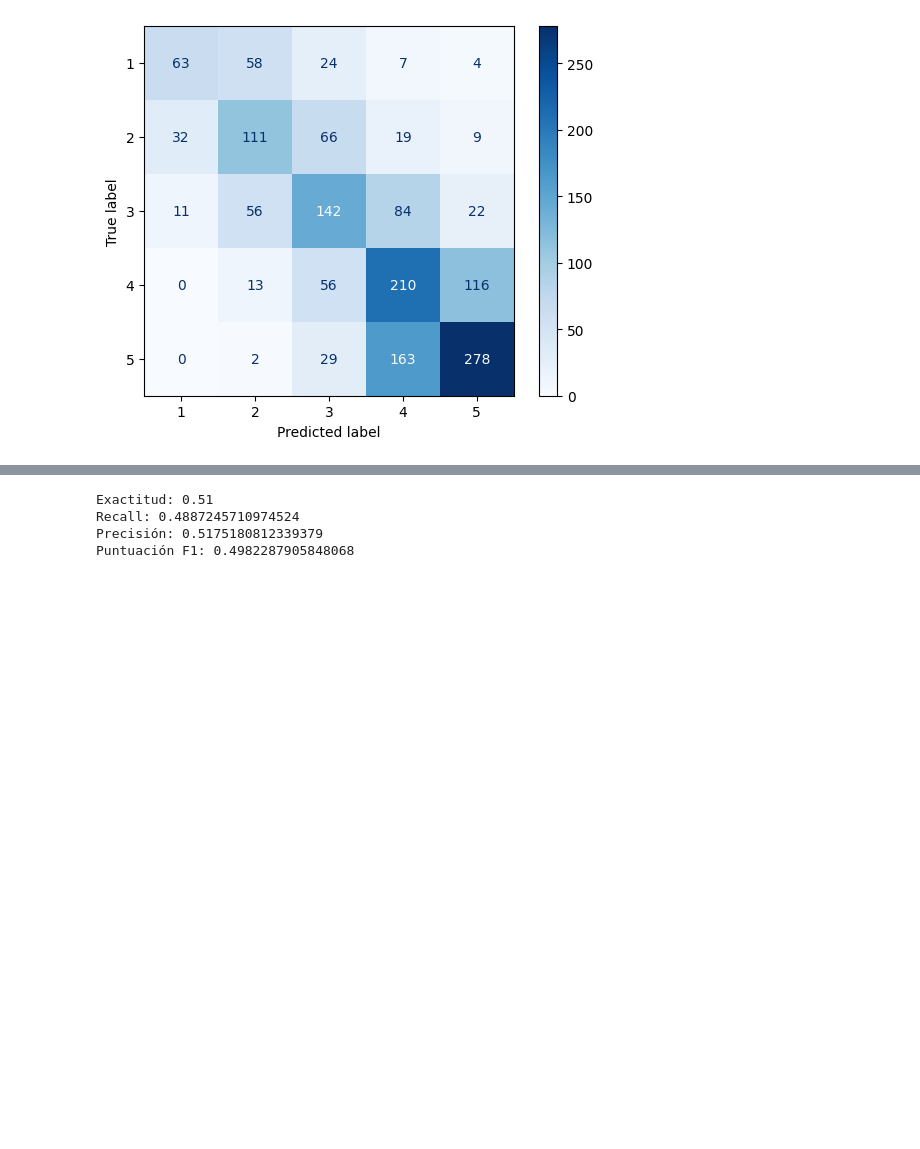
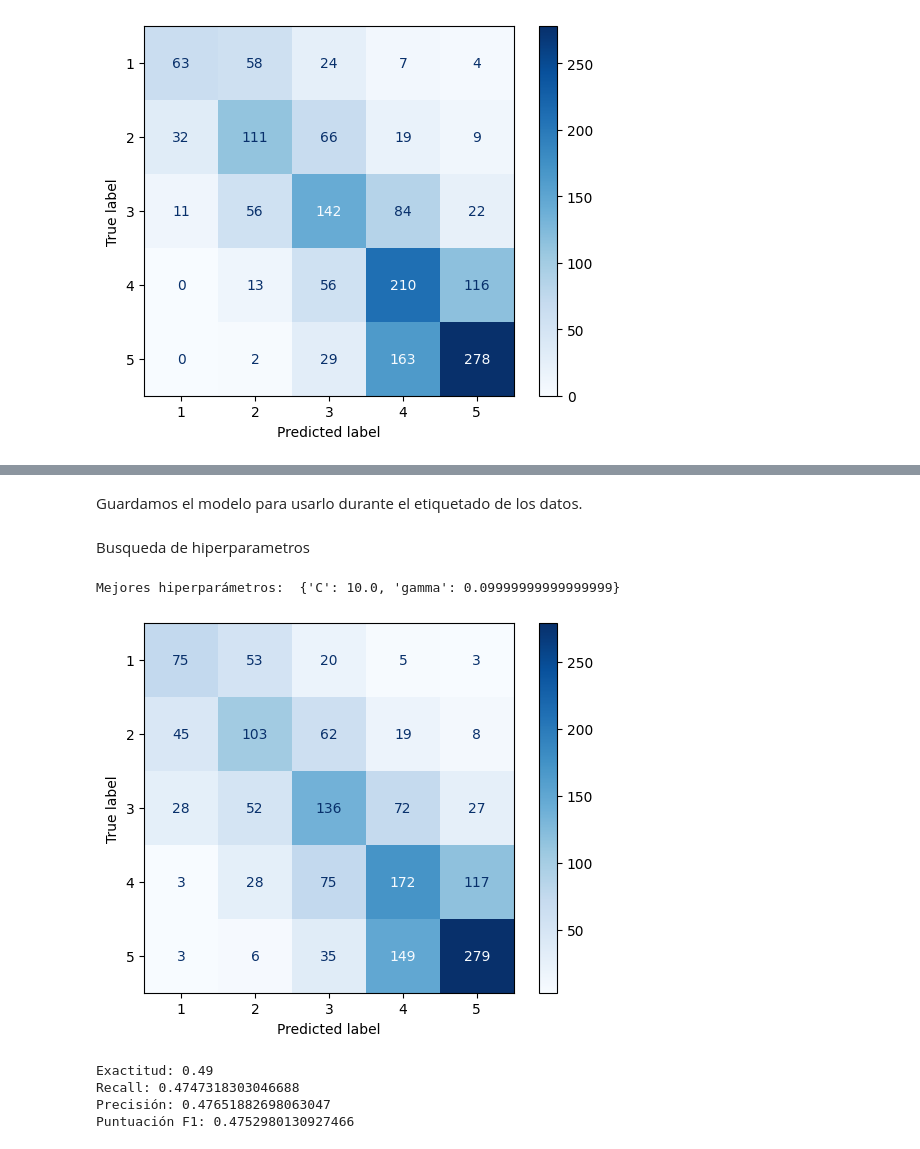
Before and after one commit to abelarismendy/BI-Project1, a Jupyter notebook: Proyecto_1_Etapa_1.ipynb, the cells around one changed output, grey strips where cells are left out. Cells and saved outputs as stored; diff of their text form; code cells hidden in the pictures; blank space fills up the shorter version.

```diff
--- a/Proyecto_1_Etapa_1.ipynb
+++ b/Proyecto_1_Etapa_1.ipynb
@@ -643,0 +672,2 @@ plt.show()
+# %% [markdown]
+Guardamos el modelo para usarlo durante el etiquetado de los datos.
@@ -643,0 +680,2 @@ plt.show()
+# %% [markdown]
+Busqueda de hiperparametros
@@ -644,13 +687,38 @@ plt.show()
+# %%
+param_grid = {
+   'C': np.logspace(-3, 3, 7), # Valores de regularización (inverso de C)
+   'gamma': np.logspace(-3, 3, 7), # Parámetro gamma para el kernel RBF
+}
+# %%
+model = SVC(kernel='rbf', class_weight='balanced')
+
+grid_search = HalvingGridSearchCV(estimator=model, param_grid=param_grid, cv=5, scoring='f1_macro', n_jobs=-1)
+grid_search.fit(X_train, Y_train)
+
+print("Mejores hiperparámetros: ", grid_search.best_params_)
+model = grid_search.best_estimator_
+
+# Predecir usando el modelo SVM
+y_pred = model.predict(X_test)
+
+# Calcular la matriz de confusión
+cm = confusion_matrix(Y_test, y_pred)
+disp = ConfusionMatrixDisplay(confusion_matrix=cm, display_labels=model.classes_)
+disp.plot(cmap=plt.cm.Blues)
+plt.show()
+# %% [output]
+Mejores hiperparámetros:  {'C': 10.0, 'gamma': 0.09999999999999999}
+[figure, added]
 # %%
 print('Exactitud: %.2f' % accuracy_score(Y_test, y_pred))
 print("Recall: {}".format(recall_score(Y_test, y_pred, average='macro')))
 print("Precisión: {}".format(precision_score(Y_test, y_pred, average='macro')))
 print("Puntuación F1: {}".format(f1_score(Y_test, y_pred, average='macro')))
 # %% [output]
-Exactitud: 0.51
-Recall: 0.4887245710974524
-Precisión: 0.5175180812339379
-Puntuación F1: 0.4982287905848068
+Exactitud: 0.49
+Recall: 0.4747318303046688
+Precisión: 0.47651882698063047
+Puntuación F1: 0.4752980130927466
 # %%
 print(classification_report(Y_test, y_pred))
 # %% [output]
```
Also changed, not shown: parts of 109 cells of this notebook.
